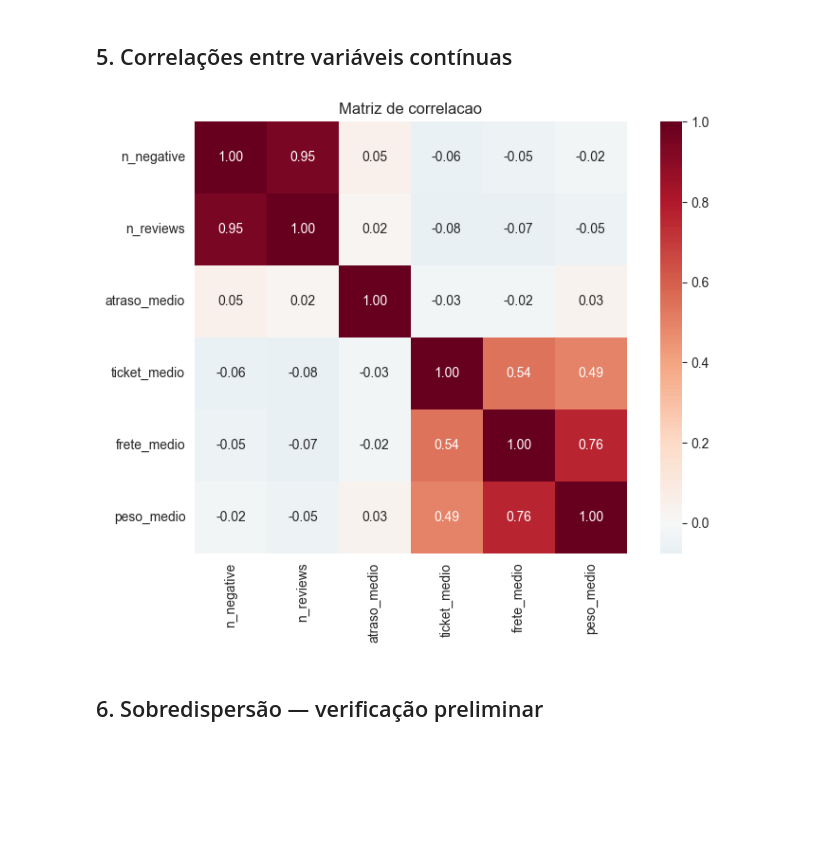
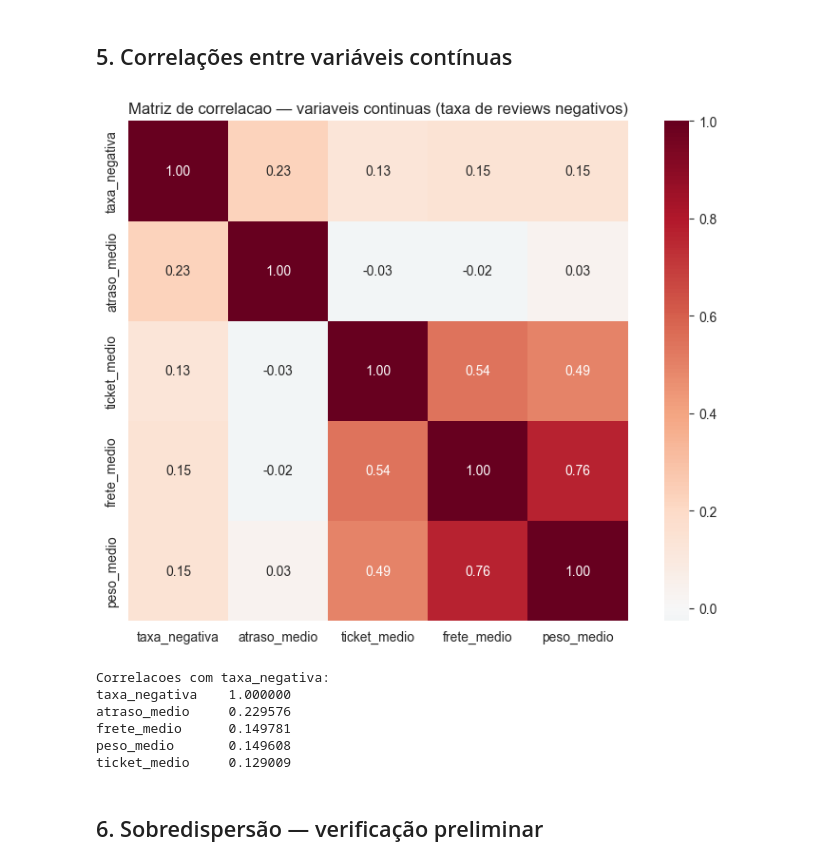
Before and after one commit to mayconaranha/TCC-Avaliacao, a Jupyter notebook: notebooks/02_eda.ipynb, the cells around one changed output. Drawn from its saved outputs; the diff is of its cells as text; code cells hidden in the pictures; blank space fills up the shorter version.

```diff
--- a/notebooks/02_eda.ipynb
+++ b/notebooks/02_eda.ipynb
@@ -133,17 +148,28 @@ plt.show()
 # %% [markdown]
 ## 5. Correlações entre variáveis contínuas
 # %%
-cont_vars = ["n_negative", "n_reviews", "atraso_medio", "ticket_medio", "frete_medio", "peso_medio"]
+df["taxa_negativa"] = df["n_negative"] / df["n_reviews"]
+
+cont_vars = ["taxa_negativa", "atraso_medio", "ticket_medio", "frete_medio", "peso_medio"]
 corr = df[cont_vars].corr()
 
 fig, ax = plt.subplots(figsize=(8, 6))
 sns.heatmap(corr, annot=True, fmt=".2f", cmap="RdBu_r", center=0, square=True, ax=ax)
-ax.set_title("Matriz de correlacao")
+ax.set_title("Matriz de correlacao — variaveis continuas (taxa de reviews negativos)")
 plt.tight_layout()
 plt.savefig("../outputs/eda_correlacao.png", bbox_inches="tight")
 plt.show()
+
+print("Correlacoes com taxa_negativa:")
+print(corr["taxa_negativa"].sort_values(ascending=False).to_string())
 # %% [output]
-[figure, old version]
+[figure, new version]
+Correlacoes com taxa_negativa:
+taxa_negativa    1.000000
+atraso_medio     0.229576
+frete_medio      0.149781
+peso_medio       0.149608
+ticket_medio     0.129009
 # %% [markdown]
 ## 6. Sobredispersão — verificação preliminar
 # %%
```
Also changed, not shown: parts of 5 cells of this notebook, 7 other files.
